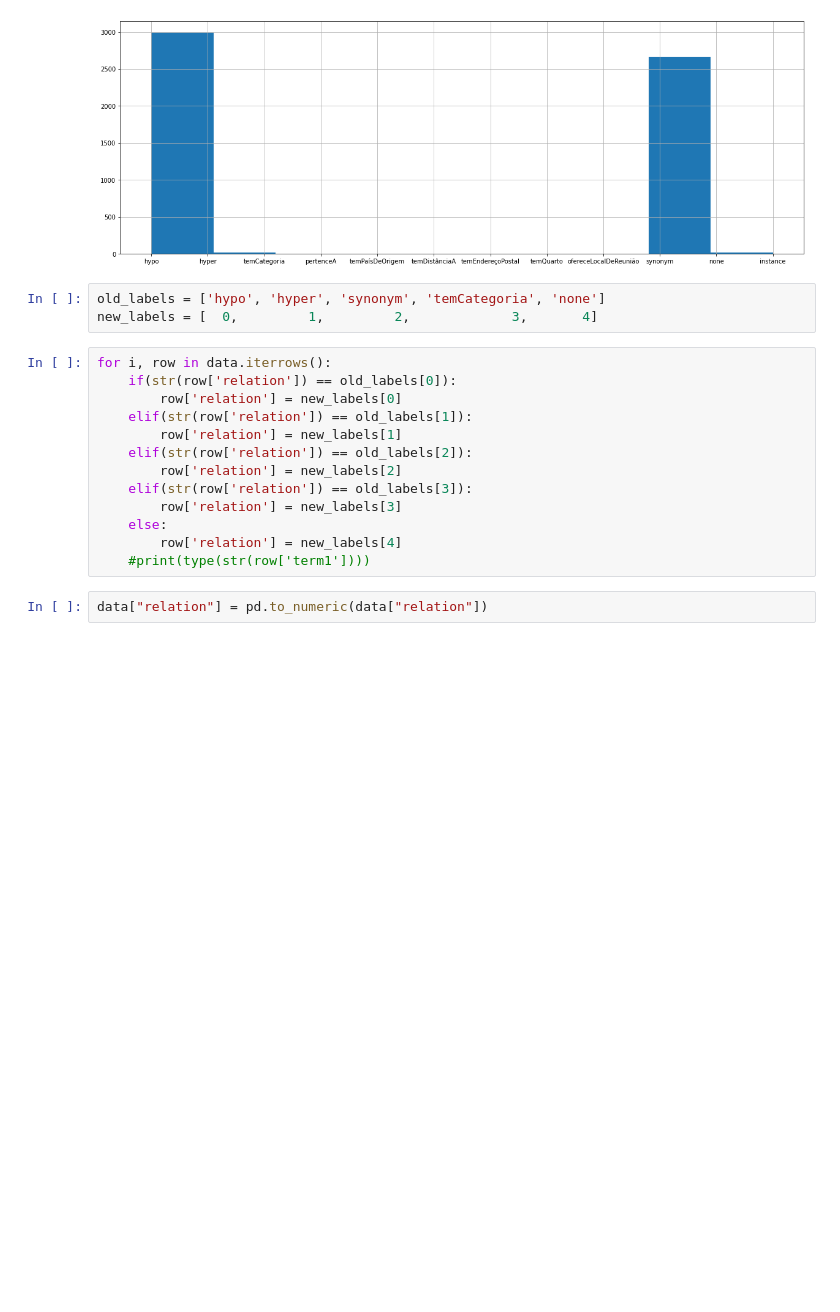
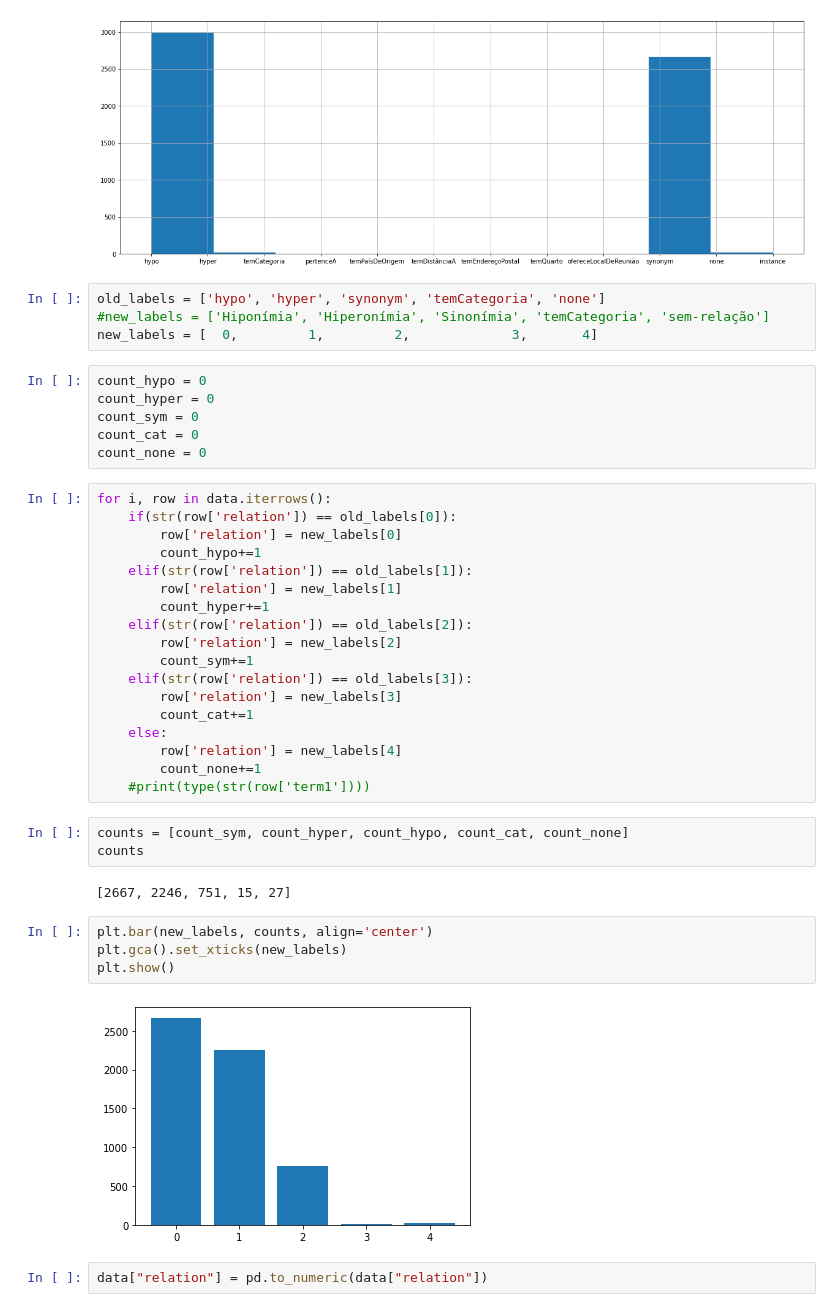
Before and after one commit to mksantos2/semiautomatic-portuguese-ontology-enrichment, a Jupyter notebook: models/BiLSTM_without_weights-2.ipynb, the cells around one changed output. Drawn from its saved outputs; the diff is of its cells as text; blank space fills up the shorter version.

```diff
--- a/models/classificadorBiLSTM_without_weights-2.ipynb
+++ b/models/BiLSTM_without_weights-2.ipynb
@@ -50,20 +50,43 @@ data['relation'].hist(figsize=(20,7));
 [figure]
 # %%
 old_labels = ['hypo', 'hyper', 'synonym', 'temCategoria', 'none']
+#new_labels = ['Hiponímia', 'Hiperonímia', 'Sinonímia', 'temCategoria', 'sem-relação']
 new_labels = [  0,         1,         2,             3,       4]
+# %%
+count_hypo = 0
+count_hyper = 0
+count_sym = 0
+count_cat = 0
+count_none = 0
 # %%
 for i, row in data.iterrows():
     if(str(row['relation']) == old_labels[0]):
         row['relation'] = new_labels[0]
+        count_hypo+=1
     elif(str(row['relation']) == old_labels[1]):
         row['relation'] = new_labels[1]
+        count_hyper+=1
     elif(str(row['relation']) == old_labels[2]):
         row['relation'] = new_labels[2]
+        count_sym+=1
     elif(str(row['relation']) == old_labels[3]):
         row['relation'] = new_labels[3]
+        count_cat+=1
     else:
         row['relation'] = new_labels[4]
+        count_none+=1
     #print(type(str(row['term1'])))
+# %%
+counts = [count_sym, count_hyper, count_hypo, count_cat, count_none]
+counts
+# %% [output]
+[2667, 2246, 751, 15, 27]
+# %%
+plt.bar(new_labels, counts, align='center')
+plt.gca().set_xticks(new_labels)
+plt.show()
+# %% [output]
+[figure, added]
 # %%
 data["relation"] = pd.to_numeric(data["relation"])
 # %%
```
Also changed, not shown: parts of 7 cells of this notebook, 6 other files.
